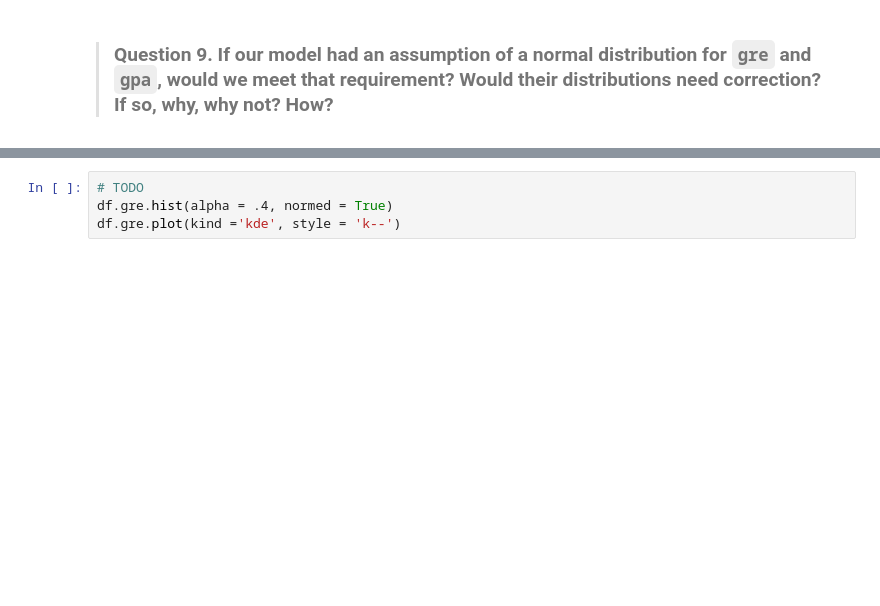
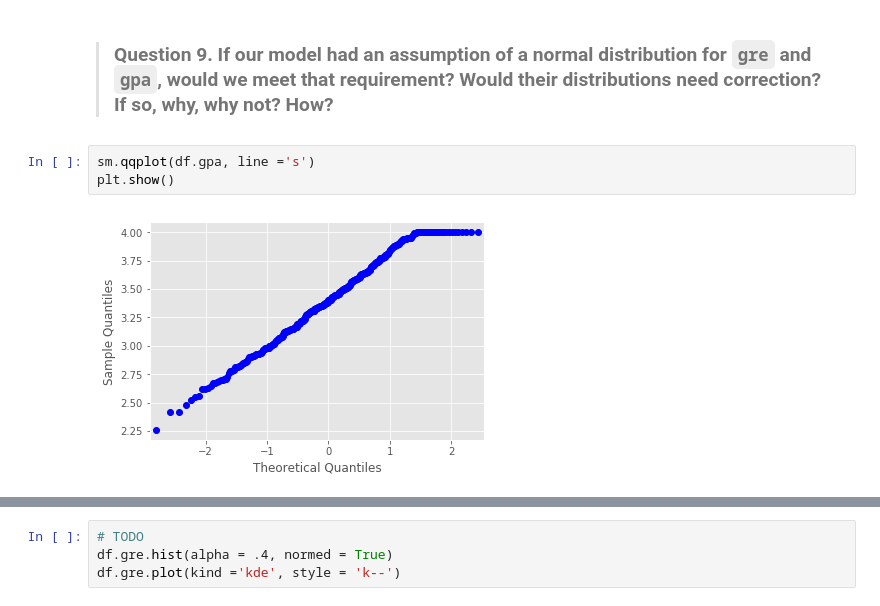
Before and after one commit to kiwiweiji/DS-SF-34, a Jupyter notebook: unit-project/2/notebooks/unit-project-2-starter-code-jiwei.ipynb, the cells around one changed output, grey strips where cells are left out. Saved outputs shown, nothing was run; the diff lists cells and outputs as text; blank space fills up the shorter version.

```diff
--- a/unit-project/2/notebooks/unit-project-2-starter-code-jiwei.ipynb
+++ b/unit-project/2/notebooks/unit-project-2-starter-code-jiwei.ipynb
@@ -165,3 +165,8 @@ df.prestige.plot(kind ='hist')
 [figure]
 # %% [markdown]
 > ### Question 9.  If our model had an assumption of a normal distribution for `gre` and `gpa`, would we meet that requirement?  Would their distributions need correction?  If so, why, why not?  How?
+# %%
+sm.qqplot(df.gpa, line ='s')
+plt.show()
+# %% [output]
+[figure, added]
```
Also changed, not shown: parts of 4 cells of this notebook.
